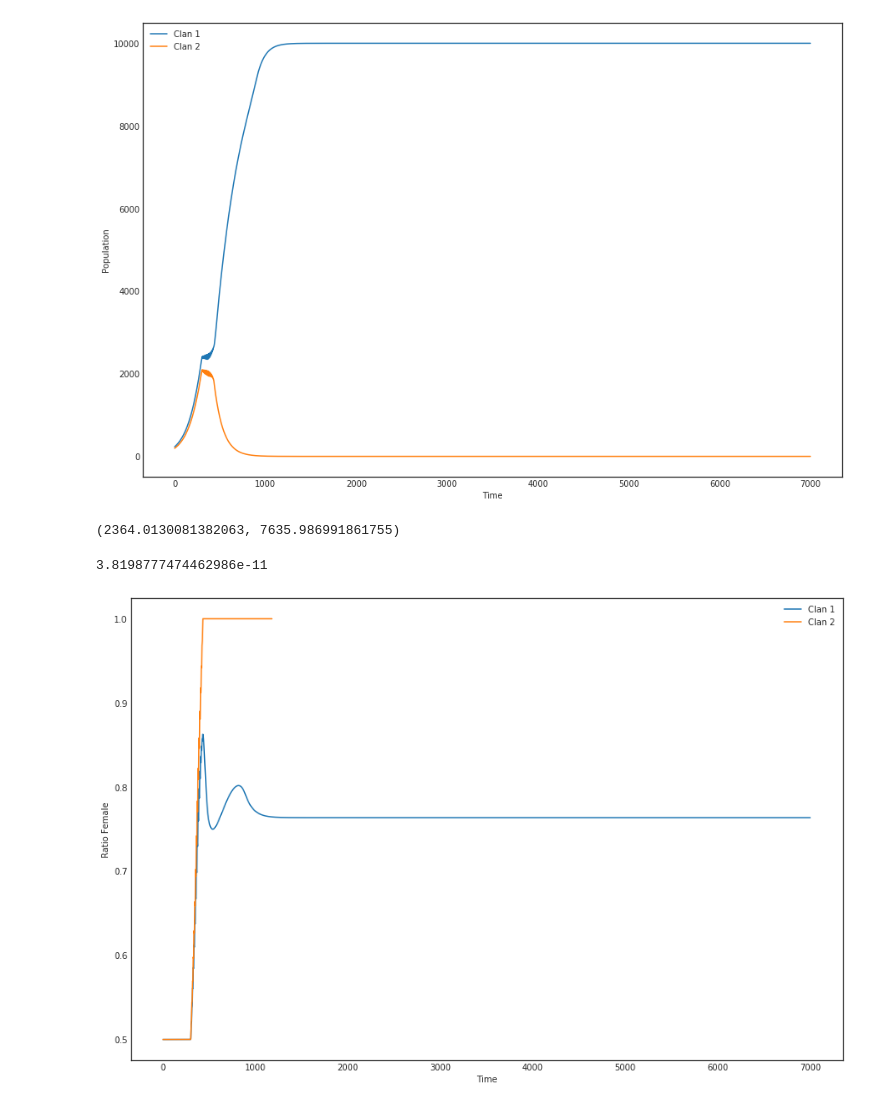
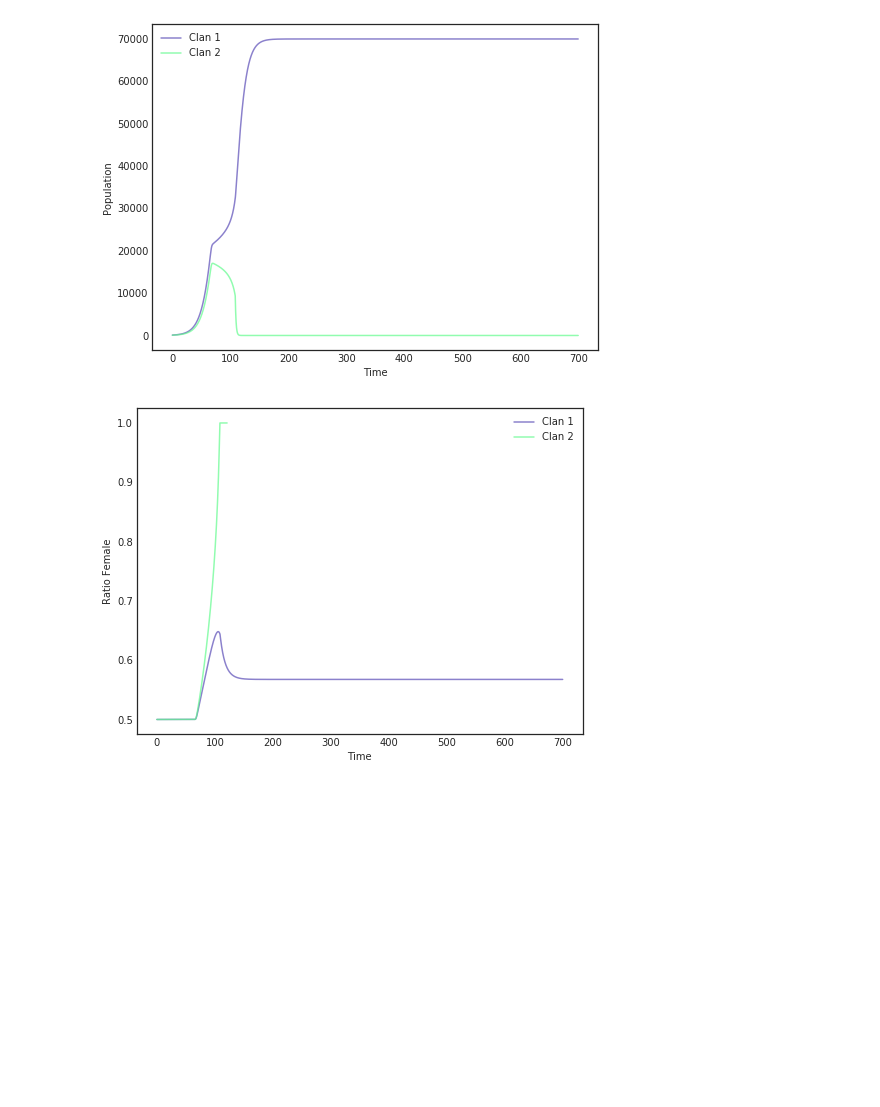
Before and after one commit to sharath/clash-of-clans, a Jupyter notebook: simulate.ipynb, the cells around one changed output. Cells and saved outputs as stored; diff of their text form; code cells hidden in the pictures; blank space fills up the shorter version.

```diff
--- a/simulate.ipynb
+++ b/simulate.ipynb
@@ -10,42 +10,33 @@ from clan import generate_clan
 plt.style.use('seaborn-white')
 # %%
 clans = [generate_clan() for i in range(2)]
-steps = 7000
+steps = 10000
 dt = 700/steps
-x = np.linspace(0, 7000, steps)
+x = np.linspace(0, 700, steps)
 
 for t in x:
     for c in clans:
         c.step(dt)
 # %%
-plt.gcf().set_size_inches(12, 8)
+plt.gcf().set_size_inches(8, 6)
 sns.despine()
 plt.xlabel('Time')
 plt.ylabel('Population')
 for n, c in enumerate(clans):
-    plt.plot(x, np.add(c.history['m'],c.history['f']), label=f'Clan {n+1}')
+    plt.plot(x, np.add(c.history['m'],c.history['f']), label=f'Clan {n+1}', c=c.color)
 plt.legend()
 plt.show()
 # %% [output]
-[figure, old version]
+[figure, new version]
-# %%
-clans[0].m, clans[0].f
-# %% [output]
-(2364.0130081382063, 7635.986991861755)
-# %%
-from constants import total_k
-total_k - np.sum([c.p for c in clans])
-# %% [output]
-3.8198777474462986e-11
 # %%
-plt.gcf().set_size_inches(15, 10)
+plt.gcf().set_size_inches(8, 6)
 sns.despine()
 plt.xlabel('Time')
 plt.ylabel('Ratio Female')
 for n, c in enumerate(clans):
-    plt.plot(x, c.history['s'], label=f'Clan {n+1}')
+    plt.plot(x, c.history['s'], label=f'Clan {n+1}', c=c.color)
 plt.legend()
 plt.show()
 # %% [output]
-[figure, old version]
+[figure, new version]
 # %%
```
Also changed, not shown: parts of 3 cells of this notebook, 13 other files.
